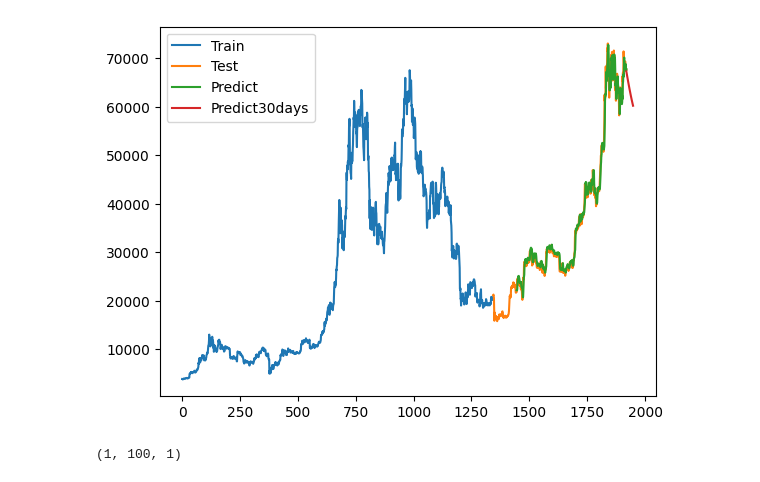
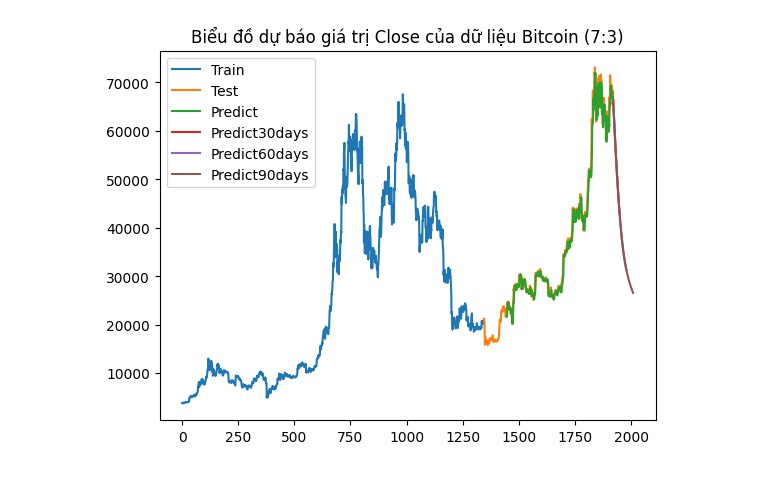
Before and after one commit to Kao2-03/IS403_O21_17, a Jupyter notebook: Model/GRU/Team17_GRU_BTC.ipynb, the cells around one changed output. Drawn from its saved outputs; the diff is of its cells as text; code cells hidden in the pictures.

```diff
--- a/Model/GRU/Team17_GRU_BTC.ipynb
+++ b/Model/GRU/Team17_GRU_BTC.ipynb
@@ -13,6 +9,6 @@ Mounted at /content/drive
 # %%
 # 2. Đọc file csv và gắng index với giá Close
-df = pd.read_csv('/content/BTC-USD (BaoCao).csv')
+df = pd.read_csv('/content/BTC-USD.csv')
 df1=df.reset_index()['Close']
 # %%
 # 3. Scaler data
@@ -154,22 +258,21 @@ while(i<30):
 # %%
-# 14.Vẽ hình
-
 train_data_index = pd.RangeIndex(start=0, stop=train_size, step=1)
 plt.plot(scaler.inverse_transform(train_data))
 test_data_index = pd.RangeIndex(start=train_size, stop=train_size+test_size, step=1)
 plt.plot(test_data_index,scaler.inverse_transform(test_data))
 test_data_index = pd.RangeIndex(start=train_size+101, stop=train_size+test_size, step=1)
 plt.plot(test_data_index,(y_pred))
-prediect_data_index = pd.RangeIndex(start=len(df1)-1, stop=len(df1)+29, step=1)
-plt.plot(prediect_data_index,scaler.inverse_transform(lst_output))
-plt.legend(['Train','Test','Predict','Predict30days'])
+predict_data_index = pd.RangeIndex(start=len(df1), stop=len(df1)+30, step=1)
+plt.plot(predict_data_index,scaler.inverse_transform(lst_output))
+predict_data_index_60 = pd.RangeIndex(start=len(df1), stop=len(df1)+60, step=1)
+plt.plot(predict_data_index_60,scaler.inverse_transform(lst_output_60))
+predict_data_index_90 = pd.RangeIndex(start=len(df1), stop=len(df1)+90, step=1)
+plt.plot(predict_data_index_90,scaler.inverse_transform(lst_output_90))
+plt.legend(['Train','Test','Predict','Predict30days', 'Predict60days', 'Predict90days'])
+plt.title("Biểu đồ dự báo giá trị Close của dữ liệu Bitcoin (7:3)")
 plt.show()
 # %% [output]
-[figure, old version]
+[figure, new version]
-# %%
-x_input.shape
-# %% [output]
-(1, 100, 1)
 # %%
 train_size_82 = int(0.8 * len(df1))
 test_size_82 = len(df1) - train_size_82
```
Also changed, not shown: parts of 21 cells of this notebook, 11 other files.
